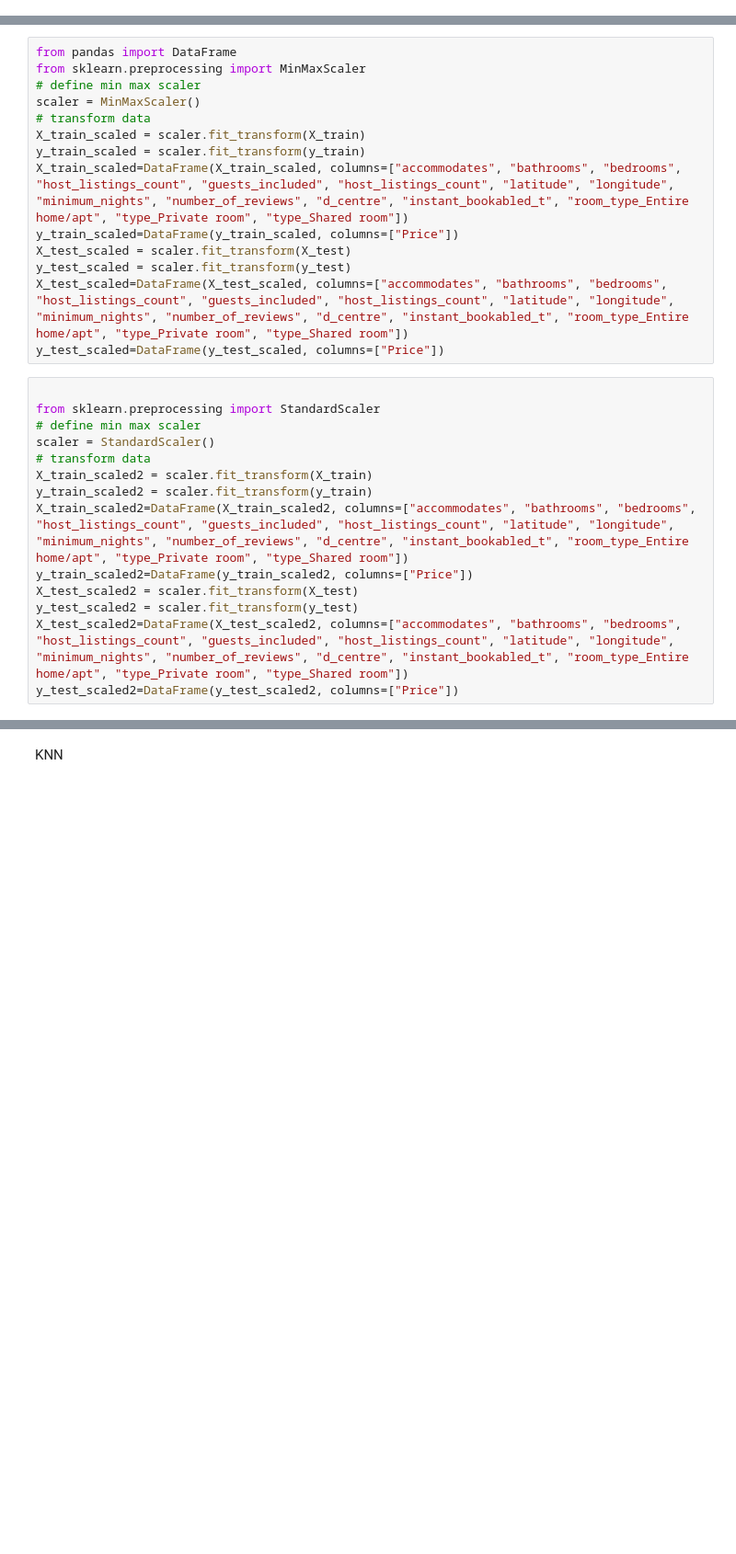
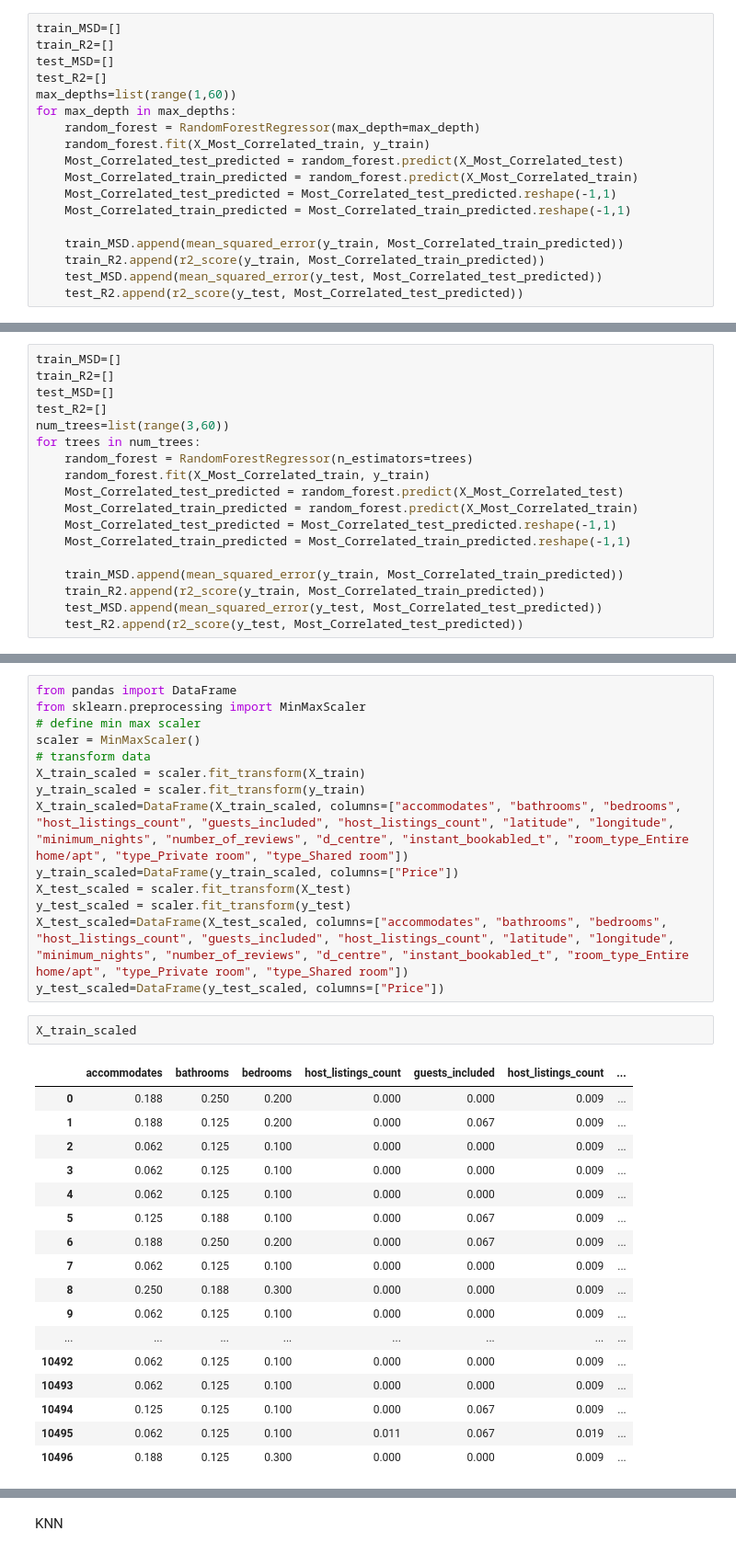
Before and after one commit to celia-m15/Amsterdam_AirBnb_Price, a Jupyter notebook: Price_regression.ipynb, the cells around one changed output, grey strips where cells are left out. Shown at 92% size. Saved outputs shown, nothing was run; the diff lists cells and outputs as text; blank space fills up the shorter version.

```diff
--- a/Price_regression.ipynb
+++ b/Price_regression.ipynb
@@ -502,0 +583,18 @@ R2 de test:  -0.1727566007755592
+# %%
+train_MSD=[]
+train_R2=[]
+test_MSD=[]
+test_R2=[]
+max_depths=list(range(1,60))
+for max_depth in max_depths:
+    random_forest = RandomForestRegressor(max_depth=max_depth)
+    random_forest.fit(X_Most_Correlated_train, y_train)
+    Most_Correlated_test_predicted = random_forest.predict(X_Most_Correlated_test)
+    Most_Correlated_train_predicted = random_forest.predict(X_Most_Correlated_train)
+    Most_Correlated_test_predicted = Most_Correlated_test_predicted.reshape(-1,1)
+    Most_Correlated_train_predicted = Most_Correlated_train_predicted.reshape(-1,1)
+
+    train_MSD.append(mean_squared_error(y_train, Most_Correlated_train_predicted))
+    train_R2.append(r2_score(y_train, Most_Correlated_train_predicted))
+    test_MSD.append(mean_squared_error(y_test, Most_Correlated_test_predicted))
+    test_R2.append(r2_score(y_test, Most_Correlated_test_predicted))
@@ -502,0 +633,18 @@ R2 de test:  -0.1727566007755592
+# %%
+train_MSD=[]
+train_R2=[]
+test_MSD=[]
+test_R2=[]
+num_trees=list(range(3,60))
+for trees in num_trees:
+    random_forest = RandomForestRegressor(n_estimators=trees)
+    random_forest.fit(X_Most_Correlated_train, y_train)
+    Most_Correlated_test_predicted = random_forest.predict(X_Most_Correlated_test)
+    Most_Correlated_train_predicted = random_forest.predict(X_Most_Correlated_train)
+    Most_Correlated_test_predicted = Most_Correlated_test_predicted.reshape(-1,1)
+    Most_Correlated_train_predicted = Most_Correlated_train_predicted.reshape(-1,1)
+
+    train_MSD.append(mean_squared_error(y_train, Most_Correlated_train_predicted))
+    train_R2.append(r2_score(y_train, Most_Correlated_train_predicted))
+    test_MSD.append(mean_squared_error(y_test, Most_Correlated_test_predicted))
+    test_R2.append(r2_score(y_test, Most_Correlated_test_predicted))
@@ -568,17 +737,23 @@ X_test_scaled = scaler.fit_transform(X_test)
 y_test_scaled = scaler.fit_transform(y_test)
 X_test_scaled=DataFrame(X_test_scaled, columns=["accommodates", "bathrooms", "bedrooms", "host_listings_count", "guests_included", "host_listings_count", "latitude", "longitude", "minimum_nights", "number_of_reviews", "d_centre", "instant_bookabled_t", "room_type_Entire home/apt", "type_Private room", "type_Shared room"])
 y_test_scaled=DataFrame(y_test_scaled, columns=["Price"])
-# %%
-
-from sklearn.preprocessing import StandardScaler
-# define min max scaler
-scaler = StandardScaler()
-# transform data
-X_train_scaled2 = scaler.fit_transform(X_train)
-y_train_scaled2 = scaler.fit_transform(y_train)
-X_train_scaled2=DataFrame(X_train_scaled2, columns=["accommodates", "bathrooms", "bedrooms", "host_listings_count", "guests_included", "host_listings_count", "latitude", "longitude", "minimum_nights", "number_of_reviews", "d_centre", "instant_bookabled_t", "room_type_Entire home/apt", "type_Private room", "type_Shared room"])
-y_train_scaled2=DataFrame(y_train_scaled2, columns=["Price"])
-X_test_scaled2 = scaler.fit_transform(X_test)
-y_test_scaled2 = scaler.fit_transform(y_test)
-X_test_scaled2=DataFrame(X_test_scaled2, columns=["accommodates", "bathrooms", "bedrooms", "host_listings_count", "guests_included", "host_listings_count", "latitude", "longitude", "minimum_nights", "number_of_reviews", "d_centre", "instant_bookabled_t", "room_type_Entire home/apt", "type_Private room", "type_Shared room"])
-y_test_scaled2=DataFrame(y_test_scaled2, columns=["Price"])
+# %%
+X_train_scaled
+# %% [output]
+|  | accommodates | bathrooms | bedrooms | host_listings_count | guests_included | host_listings_count | ... |
+| 0 | 0.188 | 0.250 | 0.200 | 0.000 | 0.000 | 0.009 | ... |
+| 1 | 0.188 | 0.125 | 0.200 | 0.000 | 0.067 | 0.009 | ... |
+| 2 | 0.062 | 0.125 | 0.100 | 0.000 | 0.000 | 0.009 | ... |
+| 3 | 0.062 | 0.125 | 0.100 | 0.000 | 0.000 | 0.009 | ... |
+| 4 | 0.062 | 0.125 | 0.100 | 0.000 | 0.000 | 0.009 | ... |
+| 5 | 0.125 | 0.188 | 0.100 | 0.000 | 0.067 | 0.009 | ... |
+| 6 | 0.188 | 0.250 | 0.200 | 0.000 | 0.067 | 0.009 | ... |
+| 7 | 0.062 | 0.125 | 0.100 | 0.000 | 0.000 | 0.009 | ... |
+| 8 | 0.250 | 0.188 | 0.300 | 0.000 | 0.000 | 0.009 | ... |
+| 9 | 0.062 | 0.125 | 0.100 | 0.000 | 0.000 | 0.009 | ... |
+| ... | ... | ... | ... | ... | ... | ... | ... |
+| 10492 | 0.062 | 0.125 | 0.100 | 0.000 | 0.000 | 0.009 | ... |
+| 10493 | 0.062 | 0.125 | 0.100 | 0.000 | 0.000 | 0.009 | ... |
+| 10494 | 0.125 | 0.125 | 0.100 | 0.000 | 0.067 | 0.009 | ... |
+| 10495 | 0.062 | 0.125 | 0.100 | 0.011 | 0.067 | 0.019 | ... |
+| 10496 | 0.188 | 0.125 | 0.300 | 0.000 | 0.000 | 0.009 | ... |
```
Also changed, not shown: parts of 41 cells of this notebook.
